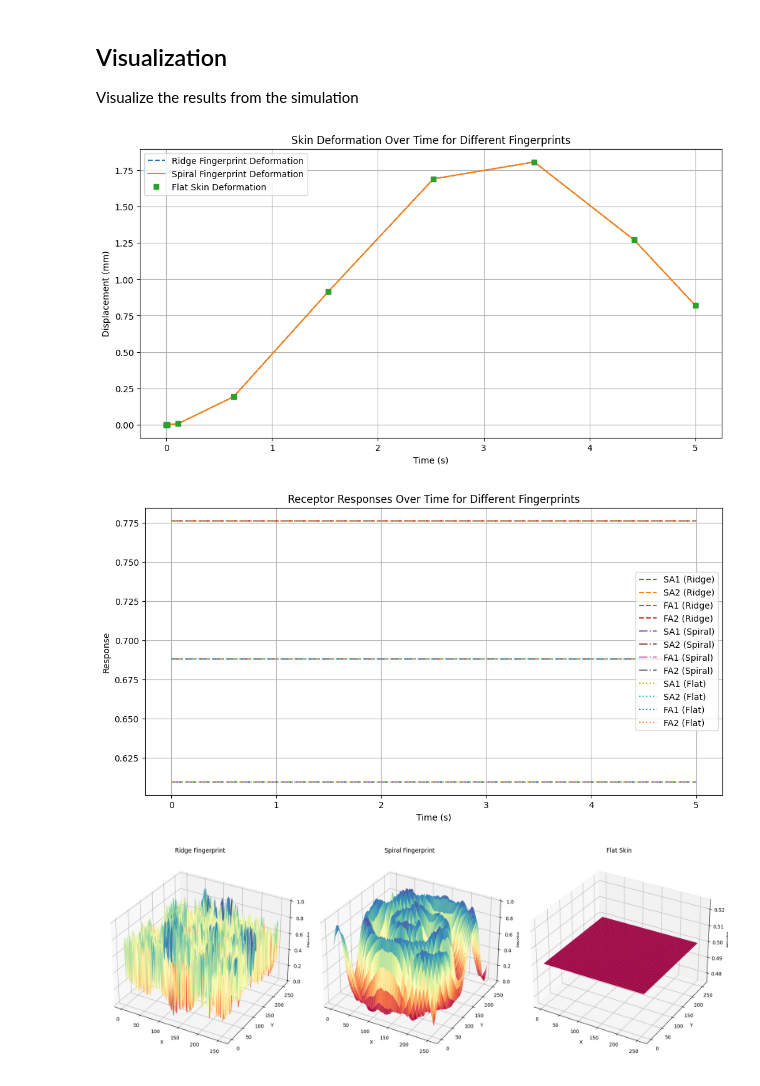
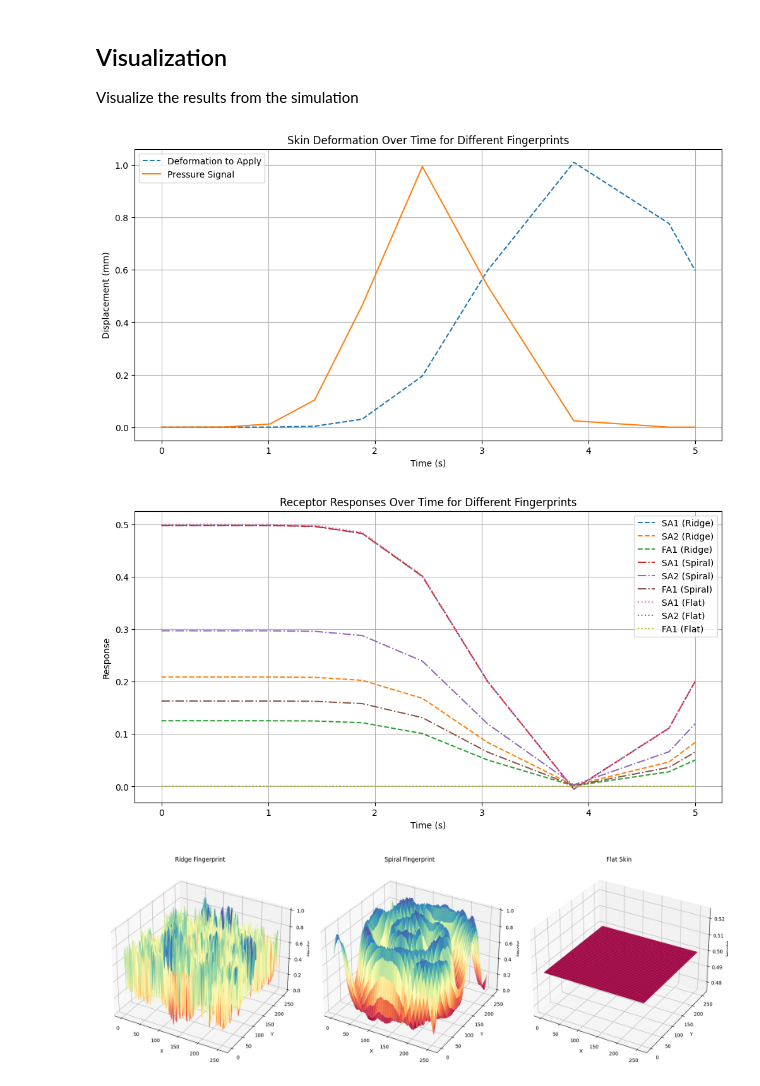
Before and after one commit to CydiaBoss/skin-ridge-model, a Jupyter notebook: sim.ipynb, the cells around one changed output. Cells and saved outputs as stored; diff of their text form; code cells hidden in the pictures.

```diff
--- a/sim.ipynb
+++ b/sim.ipynb
@@ -45,7 +45,7 @@ def generate_wave(shape=(256, 256), scale=50.0, ridge_freq=15.0):
     return noise_array
 # %%
 # Spiral Ridges
-def generate_spiral(shape=(256, 256), ridge_freq=25.0, noise_scale=40.0, noise_strength=0.5):
+def generate_spiral(shape=(256, 256), ridge_freq=25.0, noise_scale=40.0, noise_strength=0.5) -> NDArray[np.float16]:
     height, width = shape
     cx, cy = width // 2, height // 2
 
@@ -82,7 +82,7 @@ def kelvin_voigt_model(t, y, stiffness, damping, pressure):
     # y[0] is displacement (deformation), y[1] is velocity
     displacement, velocity = y
     ddisplacement_dt = velocity
-    dvelocity_dt = (pressure - stiffness * displacement - damping * velocity) / stiffness
+    dvelocity_dt = (pressure(t) - stiffness * displacement - damping * velocity) / stiffness
     return [ddisplacement_dt, dvelocity_dt]
 # %% [markdown]
 Solve the deformation as an IVP
@@ -143,8 +143,7 @@ plt.show()
 [figure]
 # %%
 # Generate Pressure Signal
-time = np.linspace(0, 5, 500)
-pressure_signal = np.exp(-((time - 2.5) ** 2) / 0.5)  # Gaussian pressure peak
+pressure_signal = lambda time : np.exp(-((time - 2.5) ** 2) / 0.5)  # Gaussian pressure peak
 # %%
 # Parameters for Kelvin-Voigt model (subject to change)
 stiffness = 1.0
@@ -154,16 +152,10 @@ t_span = (0, 5)
 initial_conditions = [0, 0]  # Starting at rest (displacement=0, velocity=0)
 # %%
 # Solve for skin deformation using IVP for each fingerprint model
-solution_ridge = solve_skin_deformation(stiffness, damping, pressure, t_span, initial_conditions)
-solution_spiral = solve_skin_deformation(stiffness, damping, pressure, t_span, initial_conditions)
-solution_flat = solve_skin_deformation(stiffness, damping, pressure, t_span, initial_conditions)
-
-# Extract deformation data
-deformation_ridge = solution_ridge.y[0]
-deformation_spiral = solution_spiral.y[0]
-deformation_flat = solution_flat.y[0]
+solution_strain = solve_skin_deformation(stiffness, damping, pressure_signal, t_span, initial_conditions)
+deformation_mesh = solution_strain.y[0]
 
 # Extract the time steps from the solver
-solver_time = solution_ridge.t
+solver_time = solution_strain.t
 # %%
 # Compute receptor responses for all models
@@ -187,9 +179,8 @@ Visualize the results from the simulation
 # %%
 # Plot the deformation over time for all three models
 plt.figure(figsize=(12, 6))
-plt.plot(solver_time, deformation_ridge, '--', label="Ridge Fingerprint Deformation")
-plt.plot(solver_time, deformation_spiral, '-', label="Spiral Fingerprint Deformation")
-plt.plot(solver_time, deformation_flat, 's', label="Flat Skin Deformation")
+plt.plot(solver_time, deformation_mesh, '--', label="Deformation to Apply")
+plt.plot(solver_time, pressure_signal(solver_time), label="Pressure Signal")
 plt.title("Skin Deformation Over Time for Different Fingerprints")
 plt.xlabel("Time (s)")
 plt.ylabel("Displacement (mm)")
@@ -197,32 +188,33 @@ plt.grid(True)
 plt.legend()
 plt.show()
 # %% [output]
-[figure, old version]
+[figure, new version]
 # %%
 # Plot receptor responses for all three models
 plt.figure(figsize=(12, 6))
-plt.plot(time, np.ones_like(time) * sa1_out_ridge, label="SA1 (Ridge)", linestyle="--")
-plt.plot(time, np.ones_like(time) * sa2_out_ridge, label="SA2 (Ridge)", linestyle="--")
-plt.plot(time, np.ones_like(time) * fa1_out_ridge, label="FA1 (Ridge)", linestyle="--")
-plt.plot(time, np.ones_like(time) * fa2_out_ridge, label="FA2 (Ridge)", linestyle="--")
+plt.plot(solver_time, sa1_out_ridge, label="SA1 (Ridge)", linestyle="--")
+plt.plot(solver_time, sa2_out_ridge, label="SA2 (Ridge)", linestyle="--")
+plt.plot(solver_time, fa1_out_ridge, label="FA1 (Ridge)", linestyle="--")
+# plt.plot(solver_time, fa2_out_ridge, label="FA2 (Ridge)", linestyle="--")
 
-plt.plot(time, np.ones_like(time) * sa1_out_spiral, label="SA1 (Spiral)", linestyle="-.")
-plt.plot(time, np.ones_like(time) * sa2_out_spiral, label="SA2 (Spiral)", linestyle="-.")
-plt.plot(time, np.ones_like(time) * fa1_out_spiral, label="FA1 (Spiral)", linestyle="-.")
-plt.plot(time, np.ones_like(time) * fa2_out_spiral, label="FA2 (Spiral)", linestyle="-.")
-plt.plot(time, np.ones_like(time) * sa1_out_flat, label="SA1 (Flat)", linestyle=":")
-plt.plot(time, np.ones_like(time) * sa2_out_flat, label="SA2 (Flat)", linestyle=":")
-plt.plot(time, np.ones_like(time) * fa1_out_flat, label="FA1 (Flat)", linestyle=":")
-plt.plot(time, np.ones_like(time) * fa2_out_flat, label="FA2 (Flat)", linestyle=":")
+plt.plot(solver_time, sa1_out_spiral, label="SA1 (Spiral)", linestyle="-.")
+plt.plot(solver_time, sa2_out_spiral, label="SA2 (Spiral)", linestyle="-.")
+plt.plot(solver_time, fa1_out_spiral, label="FA1 (Spiral)", linestyle="-.")
+# plt.plot(solver_time, fa2_out_spiral, label="FA2 (Spiral)", linestyle="-.")
+
+plt.plot(solver_time, sa1_out_flat, label="SA1 (Flat)", linestyle=":")
+plt.plot(solver_time, sa2_out_flat, label="SA2 (Flat)", linestyle=":")
+plt.plot(solver_time, fa1_out_flat, label="FA1 (Flat)", linestyle=":")
+# plt.plot(solver_time, fa2_out_flat, label="FA2 (Flat)", linestyle=":")
 
 plt.title("Receptor Responses Over Time for Different Fingerprints")
 plt.xlabel("Time (s)")
 plt.ylabel("Response")
 plt.legend()
 plt.grid(True)
 plt.show()
 # %% [output]
-[figure, old version]
+[figure, new version]
 # %%
 # 3D plots for fingerprint and pressure map
 x = np.arange(0, 256)
```
Also changed, not shown: parts of 6 cells of this notebook, 1 other file.
